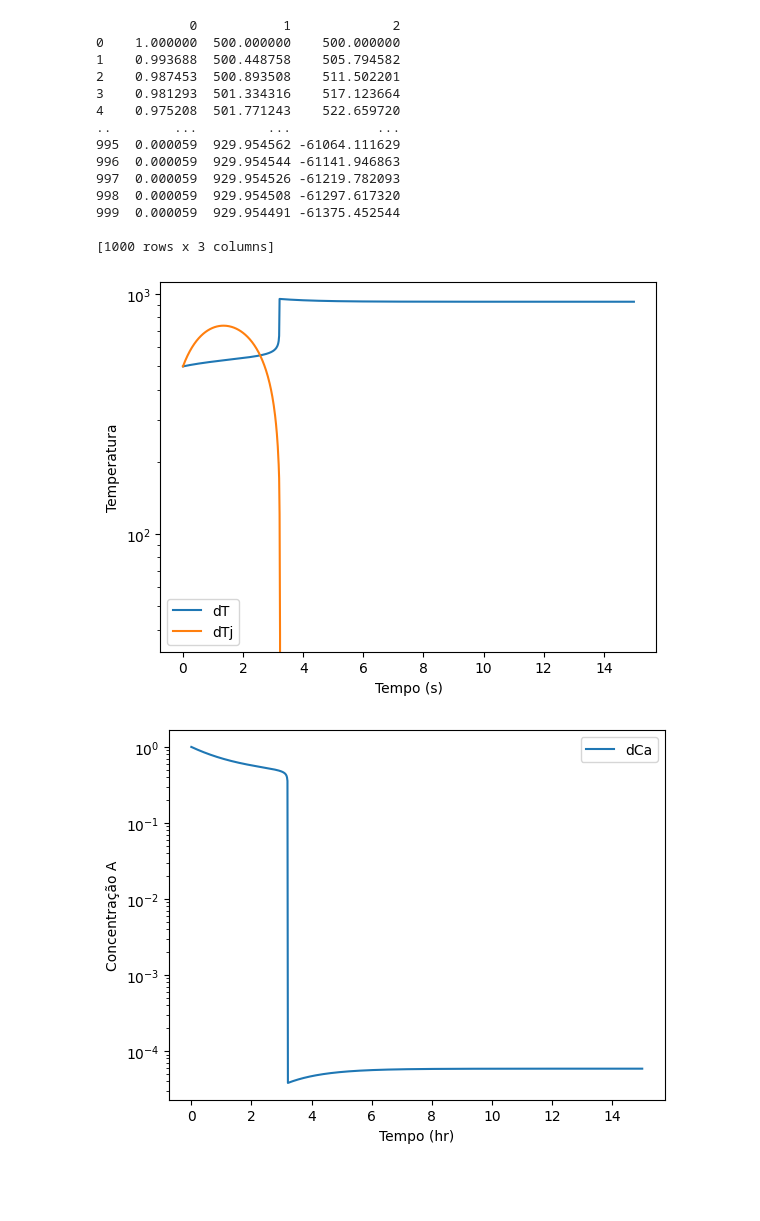
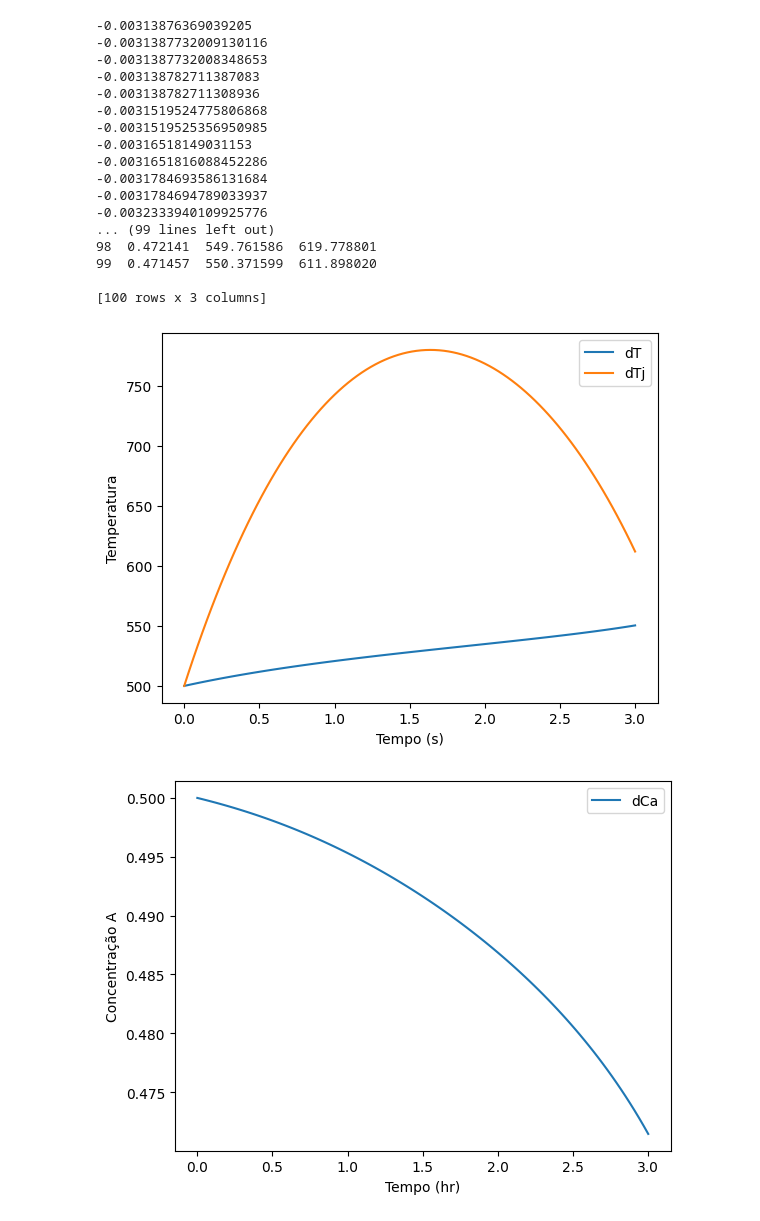
Before and after one commit to Batchuka/Explorando-Modelagem-Sistemas-Python, a Jupyter notebook: Testes.ipynb, the cells around one changed output. Drawn from its saved outputs; the diff is of its cells as text; code cells hidden in the pictures; blank space fills up the shorter version.

```diff
--- a/Testes.ipynb
+++ b/Testes.ipynb
@@ -12,7 +12,6 @@ rho    = 50.0    # Densidade do fluido A;
 _u      = 150.0    # Energia;
 _a      = 250.0    # Área do reator;
 _v      = 48.0    # Volume interno do Reator;
-Fi     = 40.0    # Fluxo na saída do reator;
 Fo     = 40.0    # Fluxo na entrada do reator;
 To     = 530.0
 lbd     = -3e4
@@ -30,8 +29,8 @@ Toj    = 530.0
 def k(T):
     E       = 3e4        # activation energy J/gmol
     R       = 1.99      # gas constant J/gmol/K
-    k0      = 7.8e10    # Arrhenius rate constant 1/min
-    return k0 * np.exp(-E/R/T)
+    alfa      = 7.8e10    # Arrhenius rate constant 1/min
+    return alfa * np.exp(-E/R/T)
 
 def odes(x,t):
 
@@ -49,53 +48,58 @@ def odes(x,t):
     dTdt   = (Fo/_v) * (To - T) - (Ca * lbd * ko)/(rho * Cp) - (_u * _a) * (T - Tj)/(rho * Cp * _v)
     dTjdt  = (Fj/Vj) * (Toj - Tj) + (_u * _a) * (T - Tj)/(rhoj * Cj * Vj)
 
+    print(dCadt)
+
     return dCadt, dTdt, dTjdt
 
 
-x0 = [1,500, 500]
-t = np.linspace(0,15,1000)
+x0 = [0.5,500, 500]
+t = np.linspace(0,3,100)
 x = odeint(odes, x0, t)
 # x, infodict = odeint(odes, x0, t, full_output = True)
 
 data = pd.DataFrame(x)
 print(data)
 
 
 A = x[:,0]
 B = x[:,1]
 C = x[:,2]
 
 # print(f"o valor de A ==> {A}")
 # print(f"o valor de B ==> {B}")
 # print(f"o valor de C ==> {C}")
 
-plt.semilogy(t,B,label='dT')
-plt.semilogy(t,C,label='dTj')
+plt.plot(t,B,label='dT')
+plt.plot(t,C,label='dTj')
 plt.legend()
 plt.xlabel("Tempo (s)")
 plt.ylabel("Temperatura")
 plt.show()
 
-plt.semilogy(t,A,label='dCa')
+plt.plot(t,A,label='dCa')
 plt.legend()
 plt.xlabel("Tempo (hr)")
 plt.ylabel("Concentração A")
 plt.show()
 plt.show()
 # %% [output]
-            0           1             2
-0    1.000000  500.000000    500.000000
-1    0.993688  500.448758    505.794582
-2    0.987453  500.893508    511.502201
-3    0.981293  501.334316    517.123664
-4    0.975208  501.771243    522.659720
-..        ...         ...           ...
-995  0.000059  929.954562 -61064.111629
-996  0.000059  929.954544 -61141.946863
-997  0.000059  929.954526 -61219.782093
-998  0.000059  929.954508 -61297.617320
-999  0.000059  929.954491 -61375.452544
+-0.00313876369039205
+-0.0031387732009130116
+-0.0031387732008348653
+-0.003138782711387083
+-0.003138782711308936
+-0.0031519524775806868
+-0.0031519525356950985
+-0.00316518149031153
+-0.0031651816088452286
+-0.0031784693586131684
+-0.0031784694789033937
+-0.0032333940109925776
+... (99 lines left out)
+98  0.472141  549.761586  619.778801
+99  0.471457  550.371599  611.898020
 
-[1000 rows x 3 columns]
+[100 rows x 3 columns]
-[figure, old version]
+[figure, new version]
-[figure, old version]
+[figure, new version]
```
Also changed, not shown: 1 other file.
